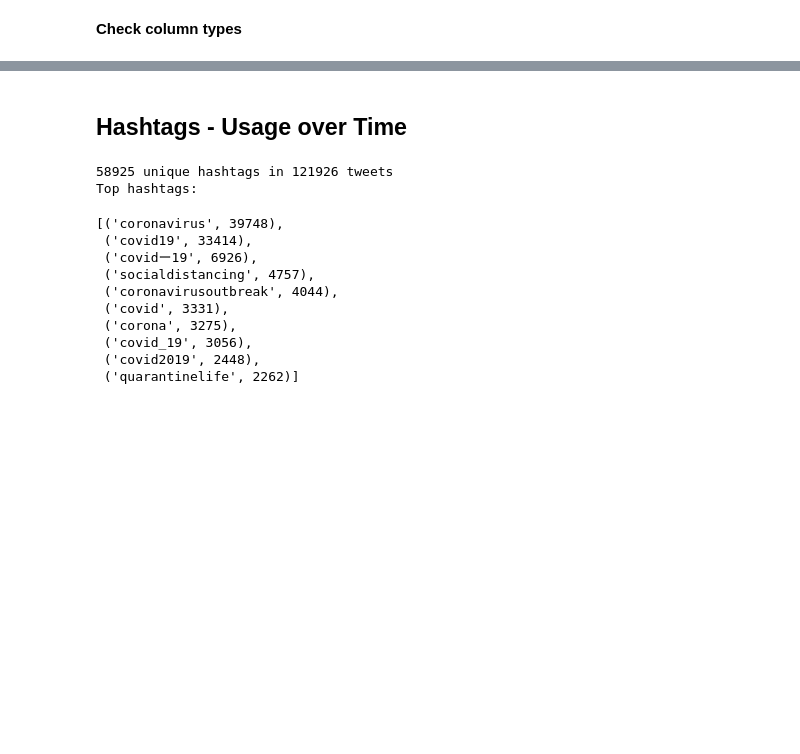
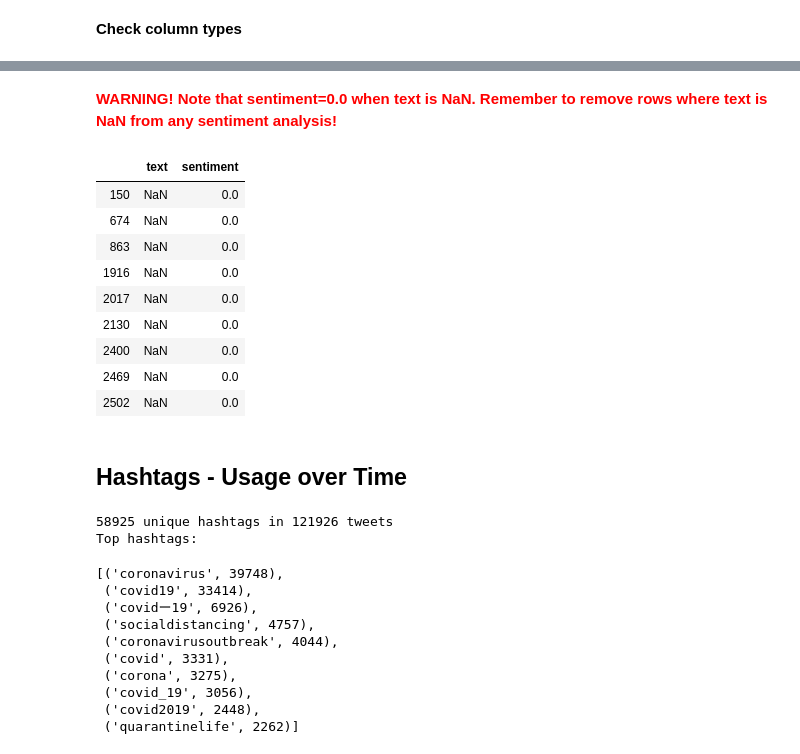
Before and after one commit to mashabelyi/Twitter-Covid-Response, a Jupyter notebook: notebooks/COVID-EDA.ipynb, the cells around one changed output, grey strips where cells are left out. Cells and saved outputs as stored; diff of their text form; code cells hidden in the pictures; blank space fills up the shorter version.

```diff
--- a/notebooks/COVID-EDA.ipynb
+++ b/notebooks/COVID-EDA.ipynb
@@ -73,8 +71,21 @@ user_location        object
 place_name           object
 place_bbox           object
 dtype: object
+# %% [markdown]
+**<span style="color:red">WARNING! Note that sentiment=0.0 when text is NaN. Remember to remove rows where text is NaN from any sentiment analysis!</span>**
 # %%
-# tweets[tweets.text.isna()].head()
+tweets[tweets.text.isna()][['text', 'sentiment']]
+# %% [output]
+|  | text | sentiment |
+| 150 | NaN | 0.0 |
+| 674 | NaN | 0.0 |
+| 863 | NaN | 0.0 |
+| 1916 | NaN | 0.0 |
+| 2017 | NaN | 0.0 |
+| 2130 | NaN | 0.0 |
+| 2400 | NaN | 0.0 |
+| 2469 | NaN | 0.0 |
+| 2502 | NaN | 0.0 |
 # %% [markdown]
 ## Hashtags - Usage over Time
 # %%
```
Also changed, not shown: parts of 3 cells of this notebook, 1 other file.
